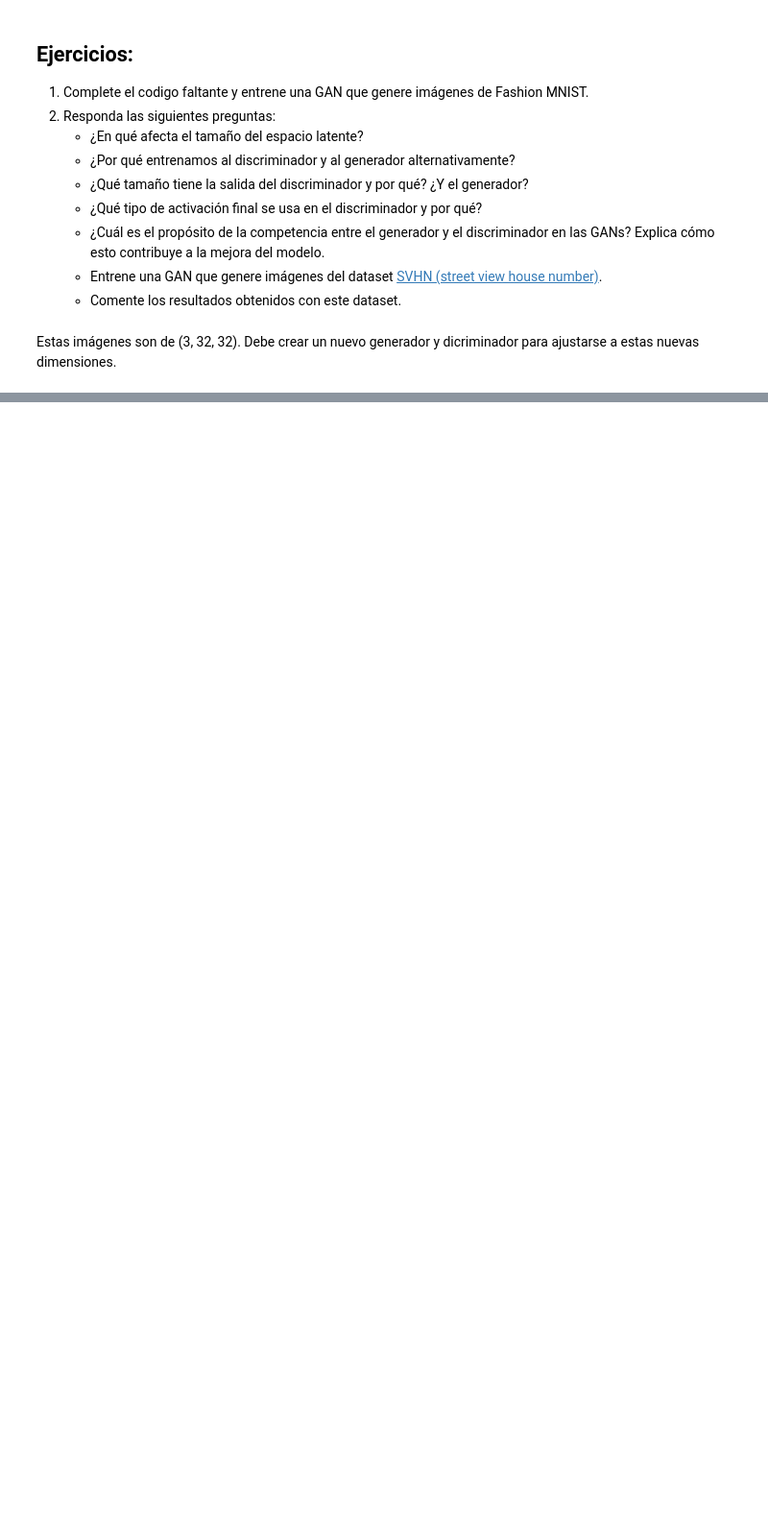
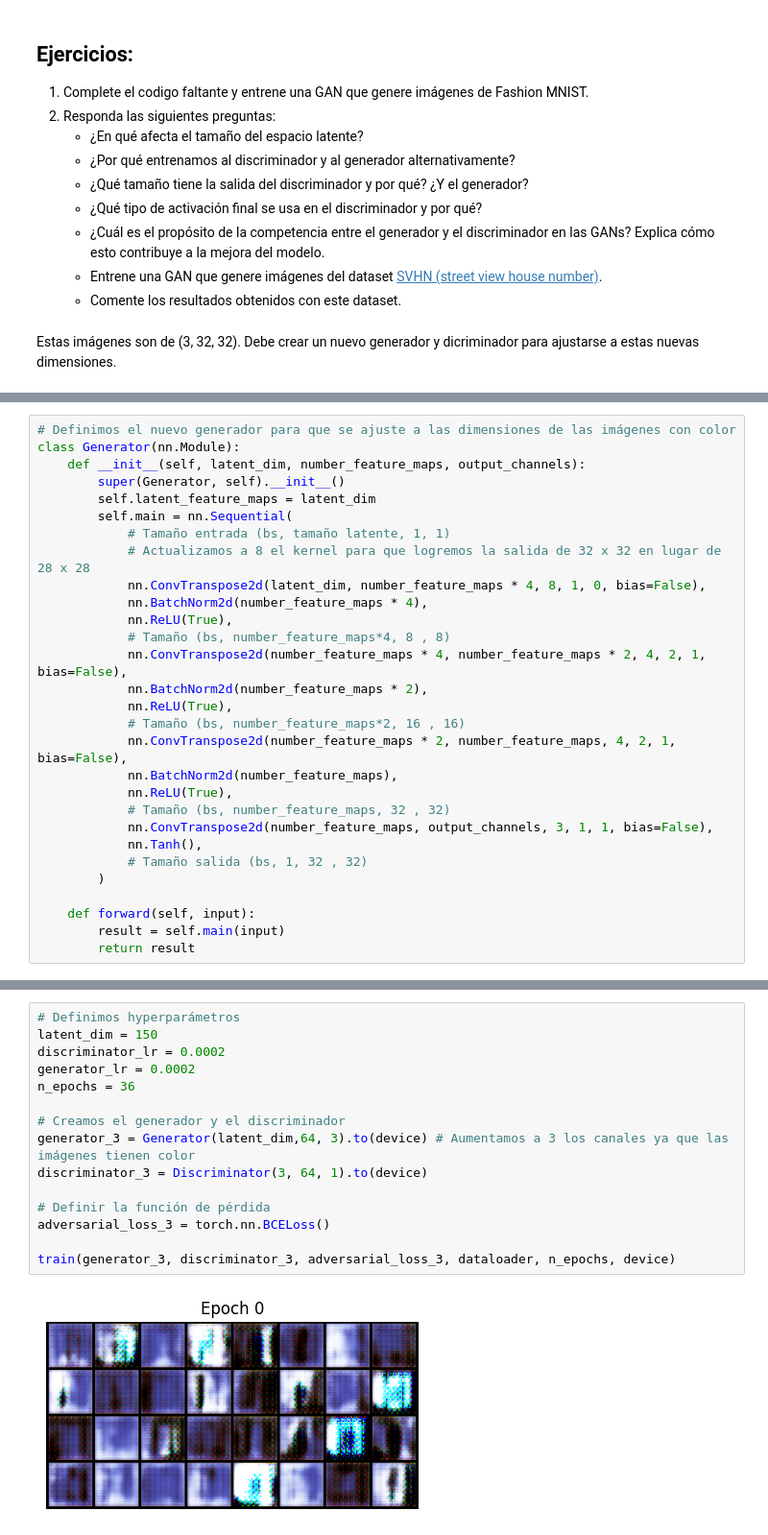
Before and after one commit to bluezombie/iagen_practico05, a Jupyter notebook: dcgan-fmnist.ipynb, the cells around one changed output, grey strips where cells are left out. Shown at 96% size. Cells and saved outputs as stored; diff of their text form; blank space fills up the shorter version.

```diff
--- a/dcgan-fmnist.ipynb
+++ b/dcgan-fmnist.ipynb
@@ -257,0 +283,29 @@ Image size: torch.Size([3, 32, 32])
+# %%
+# Definimos el nuevo generador para que se ajuste a las dimensiones de las imágenes con color
+class Generator(nn.Module):
+    def __init__(self, latent_dim, number_feature_maps, output_channels):
+        super(Generator, self).__init__()
+        self.latent_feature_maps = latent_dim
+        self.main = nn.Sequential(
+            # Tamaño entrada (bs, tamaño latente, 1, 1)
+            # Actualizamos a 8 el kernel para que logremos la salida de 32 x 32 en lugar de 28 x 28
+            nn.ConvTranspose2d(latent_dim, number_feature_maps * 4, 8, 1, 0, bias=False),
+            nn.BatchNorm2d(number_feature_maps * 4),
+            nn.ReLU(True),
+            # Tamaño (bs, number_feature_maps*4, 8 , 8)
+            nn.ConvTranspose2d(number_feature_maps * 4, number_feature_maps * 2, 4, 2, 1, bias=False),
+            nn.BatchNorm2d(number_feature_maps * 2),
+            nn.ReLU(True),
+            # Tamaño (bs, number_feature_maps*2, 16 , 16)
+            nn.ConvTranspose2d(number_feature_maps * 2, number_feature_maps, 4, 2, 1, bias=False),
+            nn.BatchNorm2d(number_feature_maps),
+            nn.ReLU(True),
+            # Tamaño (bs, number_feature_maps, 32 , 32)
+            nn.ConvTranspose2d(number_feature_maps, output_channels, 3, 1, 1, bias=False),
+            nn.Tanh(),
+            # Tamaño salida (bs, 1, 32 , 32)
+        )
+
+    def forward(self, input):
+        result = self.main(input)
+        return result
@@ -257,0 +343,17 @@ Image size: torch.Size([3, 32, 32])
+# %%
+# Definimos hyperparámetros
+latent_dim = 150
+discriminator_lr = 0.0002
+generator_lr = 0.0002
+n_epochs = 36
+
+# Creamos el generador y el discriminador
+generator_3 = Generator(latent_dim,64, 3).to(device) # Aumentamos a 3 los canales ya que las imágenes tienen color
+discriminator_3 = Discriminator(3, 64, 1).to(device)
+
+# Definir la función de pérdida
+adversarial_loss_3 = torch.nn.BCELoss()
+
+train(generator_3, discriminator_3, adversarial_loss_3, dataloader, n_epochs, device)
+# %% [output]
+[figure, added]
```
Also changed, not shown: parts of 12 cells of this notebook.
